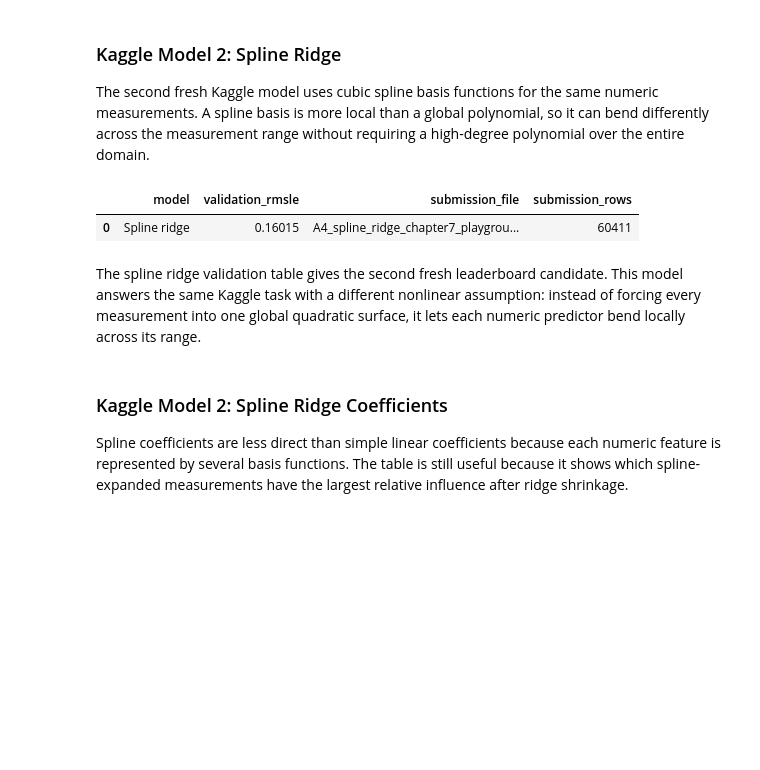
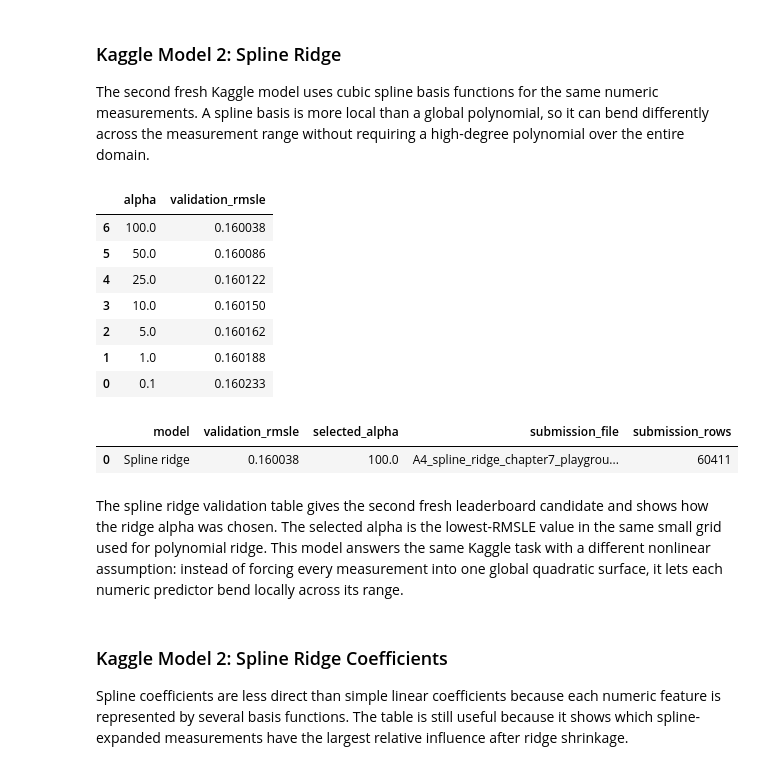
Before and after one commit to maldo81/dds-8555-predictive-analysis, a Jupyter notebook: Week 4/Assignment 4/MaldonadoJDDS8555-4.ipynb, the cells around one changed output. Drawn from its saved outputs; the diff is of its cells as text; code cells hidden in the pictures; blank space fills up the shorter version.

```diff
--- a/Week 4/Assignment 4/MaldonadoJDDS8555-4.ipynb
+++ b/Week 4/Assignment 4/MaldonadoJDDS8555-4.ipynb
@@ -401,6 +402,8 @@ def error_by_prediction_range(name, y_true, y_pred):
         .agg(model=("predicted", lambda s: name), n=("actual", "size"), mean_prediction=("predicted", "mean"), mean_abs_residual=("abs_residual", "mean"))
         .reset_index()
     )
+
+ridge_alpha_grid = [0.1, 1, 5, 10, 25, 50, 100]
 # %% [output]
 |  | setup_check | value |
 | 0 | training_rows | 72492.000000 |
@@ -479,39 +505,62 @@ The second fresh Kaggle model uses cubic spline basis functions for the same num
 # %%
 spline_num_pipe = Pipeline([
     ("impute", SimpleImputer(strategy="median")),
     ("spline", SplineTransformer(n_knots=5, degree=3, include_bias=False)),
     ("scale", StandardScaler()),
 ])
 spline_pre = ColumnTransformer([
     ("cat", cat_pipe, ["Sex"]),
     ("spline_num", spline_num_pipe, numeric_predictors),
 ])
+spline_alpha_rows = []
+for alpha in ridge_alpha_grid:
+    candidate = Pipeline([
+        ("pre", clone(spline_pre)),
+        ("model", Ridge(alpha=alpha)),
+    ])
+    candidate.fit(X_train, y_train)
+    spline_alpha_rows.append({
+        "alpha": alpha,
+        "validation_rmsle": rmsle(y_valid, candidate.predict(X_valid)),
+    })
+spline_alpha_table = pd.DataFrame(spline_alpha_rows).sort_values("validation_rmsle")
+display(spline_alpha_table)
+spline_alpha = float(spline_alpha_table.iloc[0]["alpha"])
 spline_ridge_model = Pipeline([
-    ("pre", spline_pre),
-    ("model", Ridge(alpha=10.0)),
+    ("pre", clone(spline_pre)),
+    ("model", Ridge(alpha=spline_alpha)),
 ])
 spline_ridge_model.fit(X_train, y_train)
 spline_valid_pred = spline_ridge_model.predict(X_valid)
 spline_ridge_rmsle = rmsle(y_valid, spline_valid_pred)
 spline_ridge_full = Pipeline([
-    ("pre", spline_pre),
-    ("model", Ridge(alpha=10.0)),
+    ("pre", clone(spline_pre)),
+    ("model", Ridge(alpha=spline_alpha)),
 ])
 spline_ridge_full.fit(X_full, y)
 spline_test_pred = np.maximum(spline_ridge_full.predict(X_test), 1)
 spline_submission_file = "A4_spline_ridge_chapter7_playground_series_s4e4.csv"
 pd.DataFrame({"id": abalone_test["id"], "Rings": spline_test_pred}).to_csv(SUBMISSIONS / spline_submission_file, index=False)
 display(pd.DataFrame({
     "model": ["Spline ridge"],
     "validation_rmsle": [spline_ridge_rmsle],
+    "selected_alpha": [spline_alpha],
     "submission_file": [spline_submission_file],
     "submission_rows": [len(spline_test_pred)],
 }))
 # %% [output]
-|  | model | validation_rmsle | submission_file | submission_rows |
-| 0 | Spline ridge | 0.16015 | A4_spline_ridge_chapter7_playgrou... | 60411 |
+|  | alpha | validation_rmsle |
+| 6 | 100.0 | 0.160038 |
+| 5 | 50.0 | 0.160086 |
+| 4 | 25.0 | 0.160122 |
+| 3 | 10.0 | 0.160150 |
+| 2 | 5.0 | 0.160162 |
+| 1 | 1.0 | 0.160188 |
+| 0 | 0.1 | 0.160233 |
+|  | model | validation_rmsle | selected_alpha | submission_file | submission_rows |
+| 0 | Spline ridge | 0.160038 | 100.0 | A4_spline_ridge_chapter7_playgrou... | 60411 |
 # %% [markdown]
-The spline ridge validation table gives the second fresh leaderboard candidate.  This model answers the same Kaggle task with a different nonlinear assumption: instead of forcing every measurement into one global quadratic surface, it lets each numeric predictor bend locally across its range.
+The spline ridge validation table gives the second fresh leaderboard candidate and shows how the ridge alpha was chosen.  The selected alpha is the lowest-RMSLE value in the same small grid used for polynomial ridge.  This model answers the same Kaggle task with a different nonlinear assumption: instead of forcing every measurement into one global quadratic surface, it lets each numeric predictor bend locally across its range.
 # %% [markdown]
 ### Kaggle Model 2: Spline Ridge Coefficients
 
```
Also changed, not shown: parts of 10 cells of this notebook, 1 other file.
